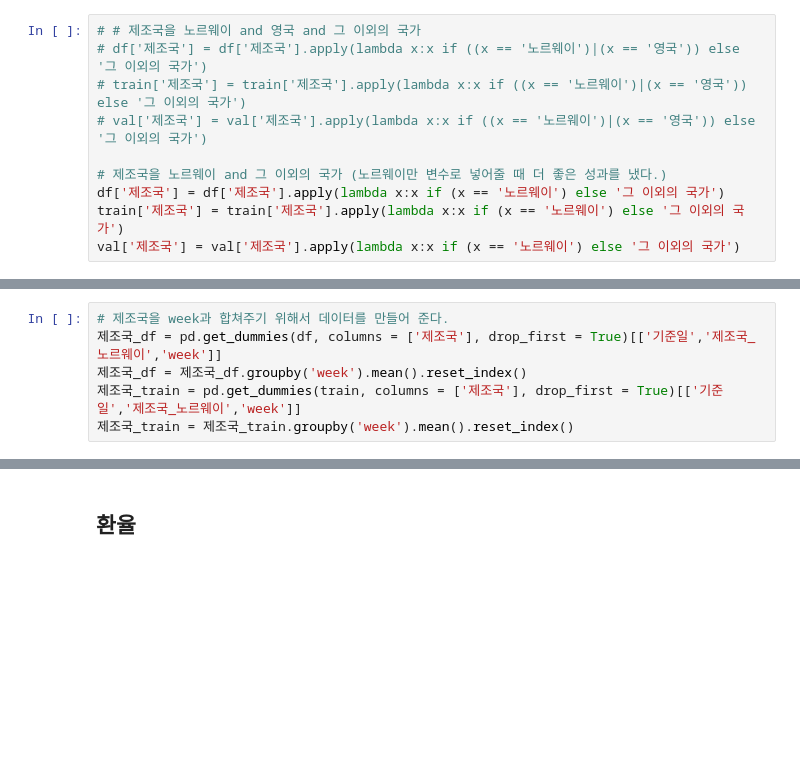
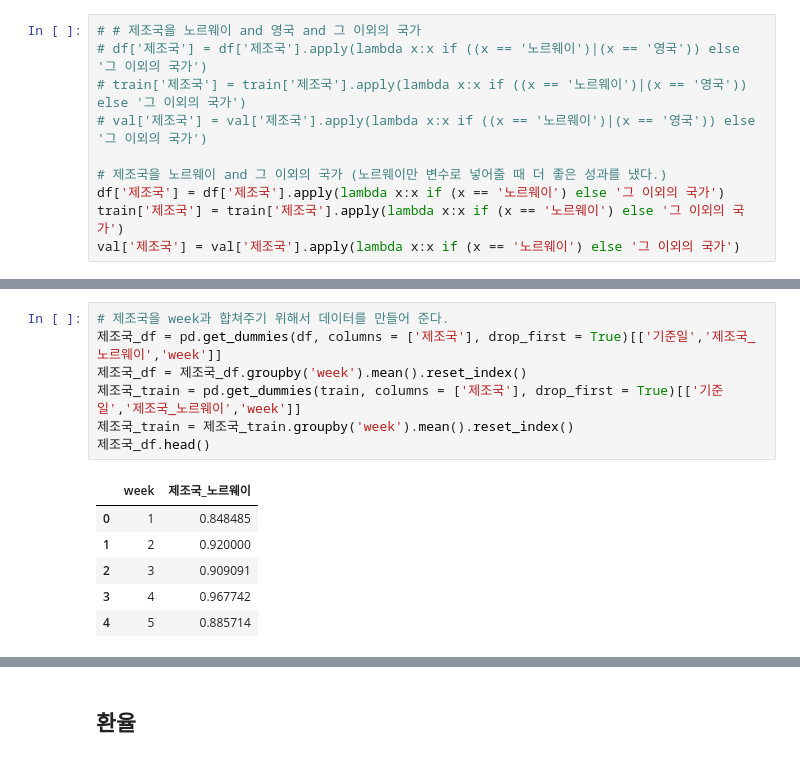
Before and after one commit to qkrwjdduf159/BigContest, a Jupyter notebook: final_analysis(연어).ipynb, the cells around one changed output, grey strips where cells are left out. Drawn from its saved outputs; the diff is of its cells as text; blank space fills up the shorter version.

```diff
--- a/final_analysis(연어).ipynb
+++ b/final_analysis(연어).ipynb
@@ -344,9 +344,17 @@ sns.barplot(data =df, x = 'week', y = 'target', hue = '제조국', ax = ax[1])
 # %%
 # 제조국을 week과 합쳐주기 위해서 데이터를 만들어 준다.
 제조국_df = pd.get_dummies(df, columns = ['제조국'], drop_first = True)[['기준일','제조국_노르웨이','week']]
 제조국_df = 제조국_df.groupby('week').mean().reset_index()
 제조국_train = pd.get_dummies(train, columns = ['제조국'], drop_first = True)[['기준일','제조국_노르웨이','week']]
 제조국_train = 제조국_train.groupby('week').mean().reset_index()
+제조국_df.head()
+# %% [output]
+|  | week | 제조국_노르웨이 |
+| 0 | 1 | 0.848485 |
+| 1 | 2 | 0.920000 |
+| 2 | 3 | 0.909091 |
+| 3 | 4 | 0.967742 |
+| 4 | 5 | 0.885714 |
 # %%
 # 수입형태의 빈도수를 계산한다.
 수입형태_df_mean = df.groupby('week').mean()[['냉장', '필렛(F)', '횟감', '포장횟감', '냉동']].reset_index()
```
Also changed, not shown: parts of 16 cells of this notebook, 3 other files.
